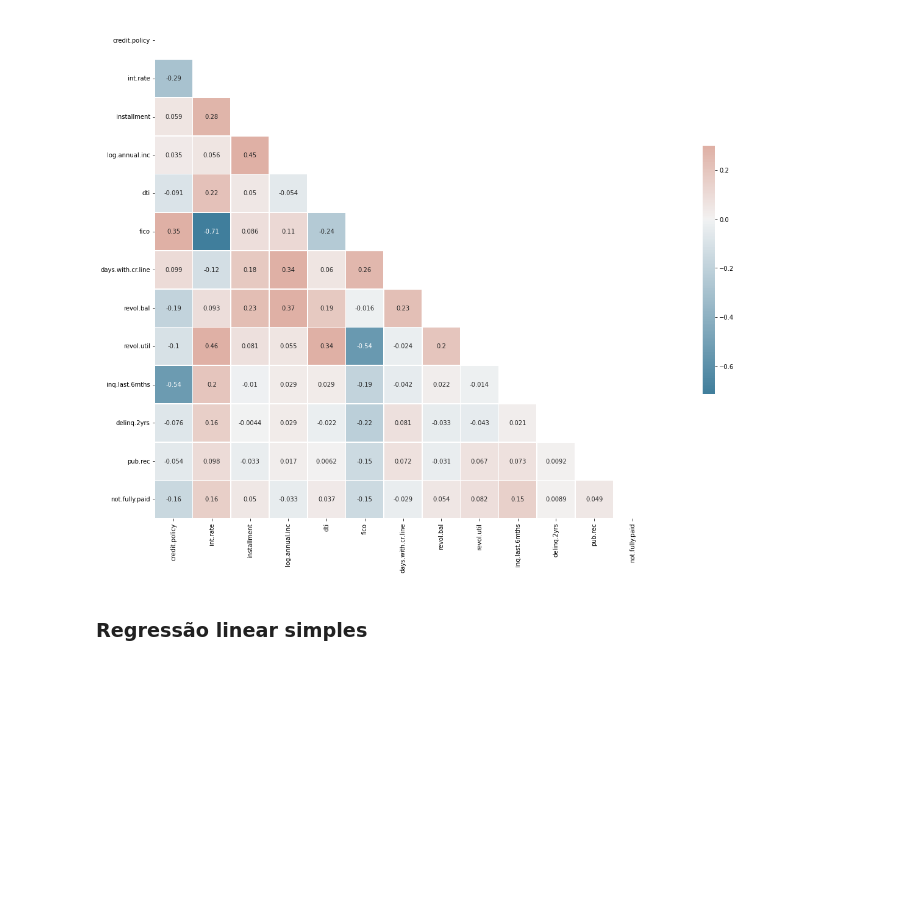
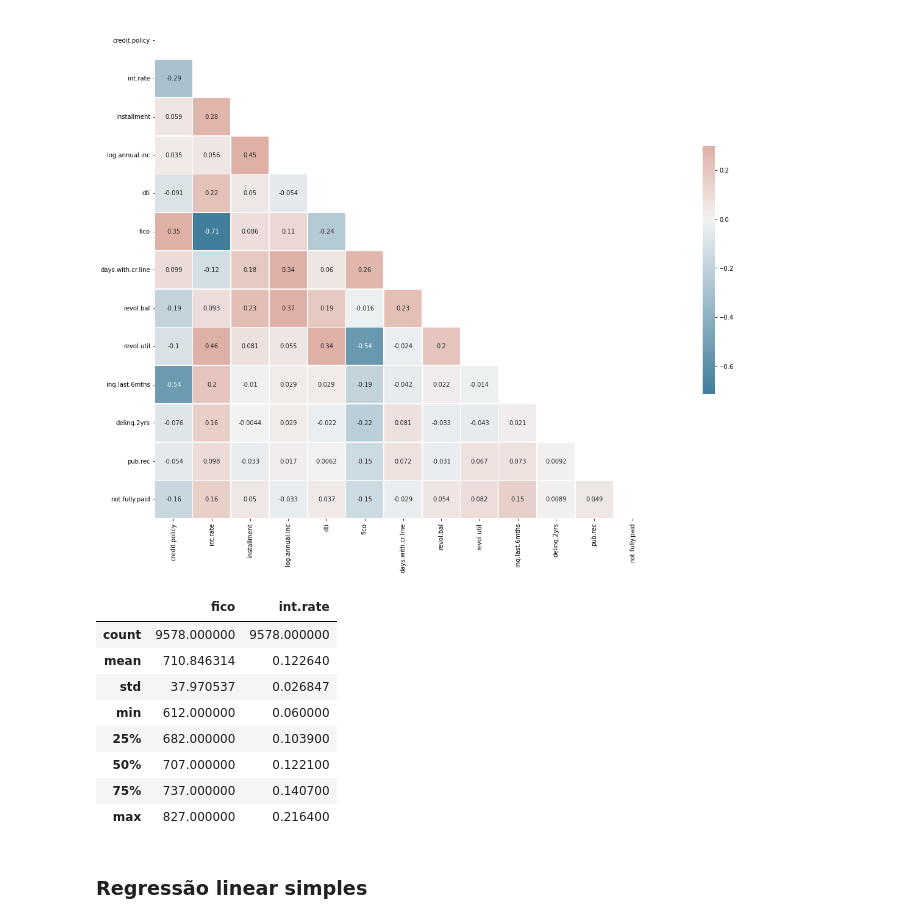
Before and after one commit to wander-asb/Emprestimos, a Jupyter notebook: emprestimos_previsao.ipynb, the cells around one changed output. Cells and saved outputs as stored; diff of their text form; code cells hidden in the pictures; blank space fills up the shorter version.

```diff
--- a/emprestimos_previsao.ipynb
+++ b/emprestimos_previsao.ipynb
@@ -100,6 +106,18 @@ sns.heatmap(corr, mask=mask, cmap=cmap, vmax=.3, center=0, annot=True,
 # %% [output]
 <matplotlib.axes._subplots.AxesSubplot at 0x...>
 [figure]
+# %%
+df_emprestimos[['fico','int.rate']].describe()
+# %% [output]
+|  | fico | int.rate |
+| count | 9578.000000 | 9578.000000 |
+| mean | 710.846314 | 0.122640 |
+| std | 37.970537 | 0.026847 |
+| min | 612.000000 | 0.060000 |
+| 25% | 682.000000 | 0.103900 |
+| 50% | 707.000000 | 0.122100 |
+| 75% | 737.000000 | 0.140700 |
+| max | 827.000000 | 0.216400 |
 # %% [markdown]
 ### Regressão linear simples
 # %% [markdown]
```
Also changed, not shown: parts of 10 cells of this notebook.
